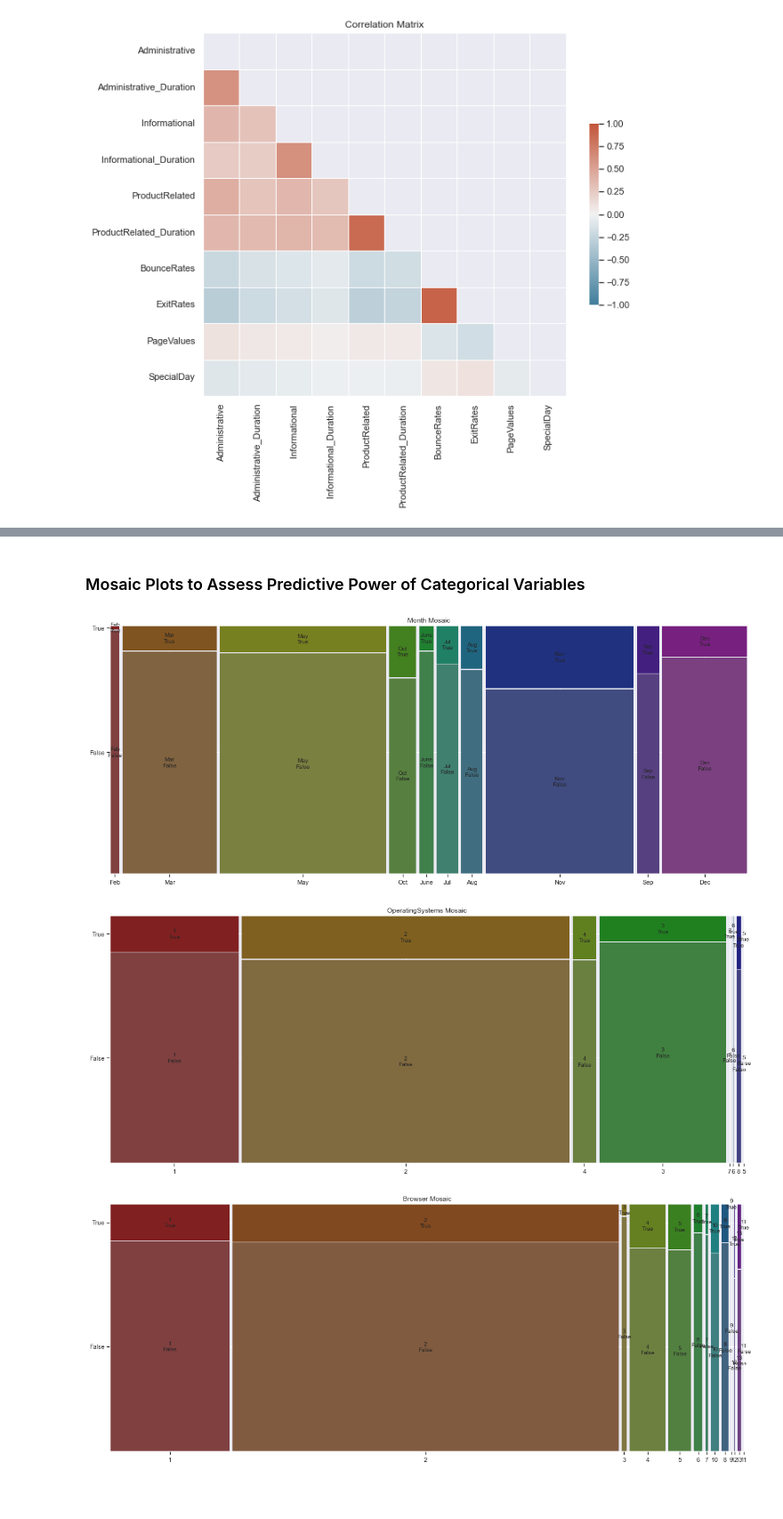
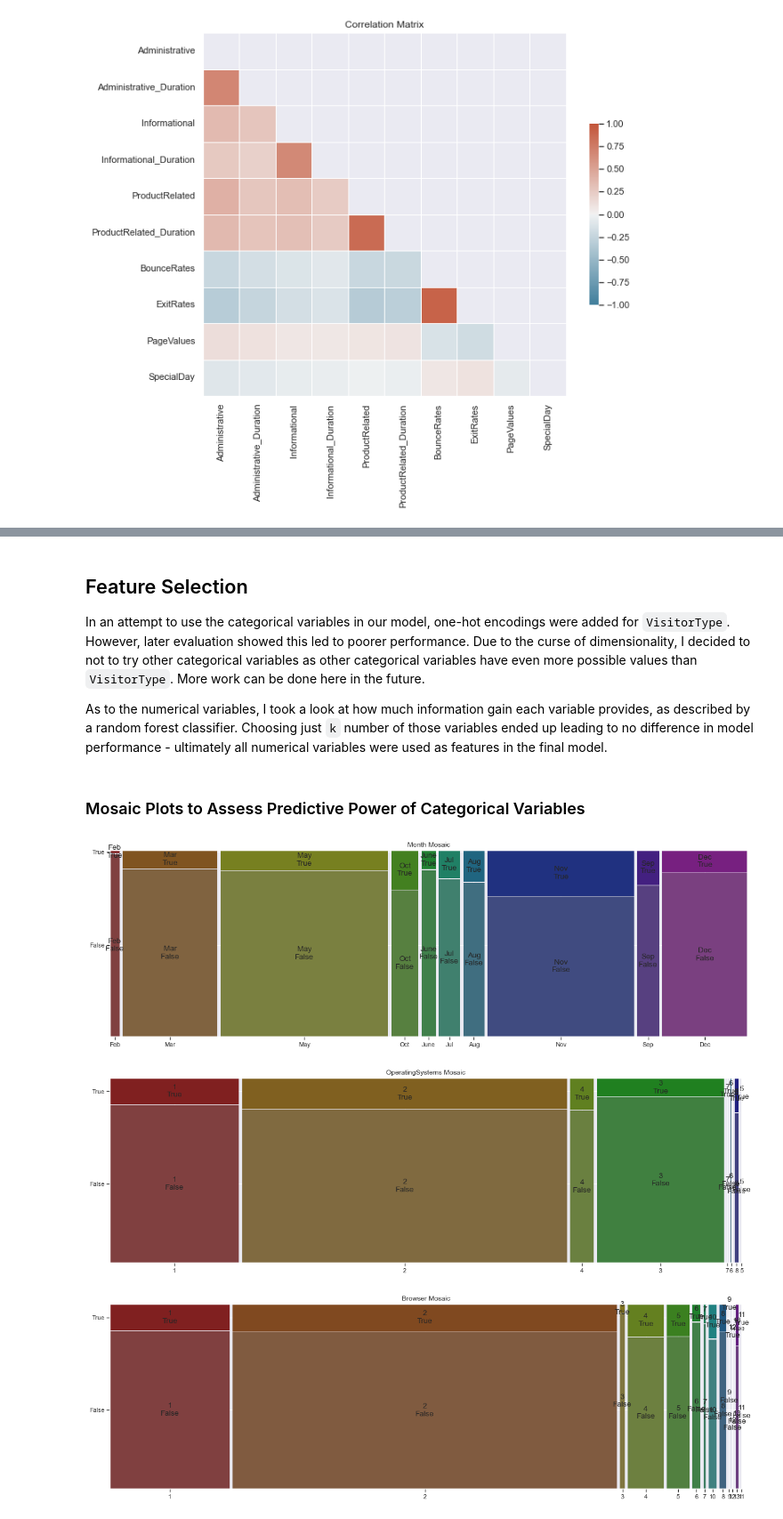
Before and after one commit to chow-vincent/aicadium-ml-project, a Jupyter notebook: aicadium-ml-project.ipynb, the cells around one changed output, grey strips where cells are left out. Shown at 89% size. Drawn from its saved outputs; the diff is of its cells as text; code cells hidden in the pictures; blank space fills up the shorter version.

Commit message:
Try diff models, organize notebook sections, try log transformations

```diff
--- a/aicadium-ml-project.ipynb
+++ b/aicadium-ml-project.ipynb
@@ -72,0 +57,13 @@ customer_data.loc[:, num_vars].hist();
+# %%
+# We see outliers for quite a few of these variables, e.g. coming from customers who
+# left their computers open on webpages, leading to extremely long duration times.
+# Let us remove these outliers for better data exploration/visualization (e.g. with histograms).
+
+# Booleans determining whether the row should be filtered if any of the columns are `z_thresh`
+# standard deviations outside the mean for that variable.
+z_thresh = 6
+is_filtered_row = (np.abs(stats.zscore(customer_data.loc[:, num_vars])) < z_thresh).all(axis=1)
+
+print(f'Num outliers removed: {len(is_filtered_row[~is_filtered_row])}')
+
+customer_data = customer_data.loc[is_filtered_row, :]
@@ -104,29 +131,33 @@ for (i, var) in enumerate(customer_data[cat_vars]):
+# %% [markdown]
+## Feature Selection
+
+In an attempt to use the categorical variables in our model, one-hot encodings were added for `VisitorType`. However, later evaluation showed this led to poorer performance. Due to the curse of dimensionality, I decided to not to try other categorical variables as other categorical variables have even more possible values than `VisitorType`. More work can be done here in the future.
+
+As to the numerical variables, I took a look at how much information gain each variable provides, as described by a random forest classifier. Choosing just `k` number of those variables ended up leading to no difference in model performance - ultimately all numerical variables were used as features in the final model.
 # %% [markdown]
 ### Mosaic Plots to Assess Predictive Power of Categorical Variables
 # %%
-sns.set(rc = {'figure.figsize':(20,8)}) # 20, 20 for good viewing
-# matplotlib.rcParams.update({'font.size': 16})
+sns.set(rc = {'figure.figsize':(20,6)}) # 20, 20 for better viewing
+matplotlib.rcParams.update({'font.size': 16})
 
 mosaic(customer_data, ['Month', 'Revenue'], title='Month Mosaic');
 
 mosaic(customer_data, ['OperatingSystems', 'Revenue'], title='OperatingSystems Mosaic');
 
 mosaic(customer_data, ['Browser', 'Revenue'], title='Browser Mosaic');
 
 # Whether a customer bought or not does not seem to vary much by region.
 mosaic(customer_data, ['Region', 'Revenue'], title='Region Mosaic');
 
 mosaic(customer_data, ['TrafficType', 'Revenue'], title='TrafficType Mosaic');
 
 # A new visitor is twice as likely as a returning visitor to purchase a product. A good candidate for
 # one hot encoding given the signal + the limited number of values (to avoid adding too many dimensions).
 mosaic(customer_data, ['VisitorType', 'Revenue'], title='VisitorType Mosaic');
 
-# some ones to try? visitortype, month, traffictype, browser
-
-# For a given categorical variable, have to be careful of reading too much into a particular value
+# For a given categorical variable, we have to be careful of reading too much into a particular value
 # having a high signal of a customer purchasing when there are few samples of that value.
 # %% [output]
-[figure, old version]
+[figure, new version]
-[figure, old version]
+[figure, new version]
-[figure, old version]
+[figure, new version]
```
Also changed, not shown: parts of 37 cells of this notebook, 1 other file.
